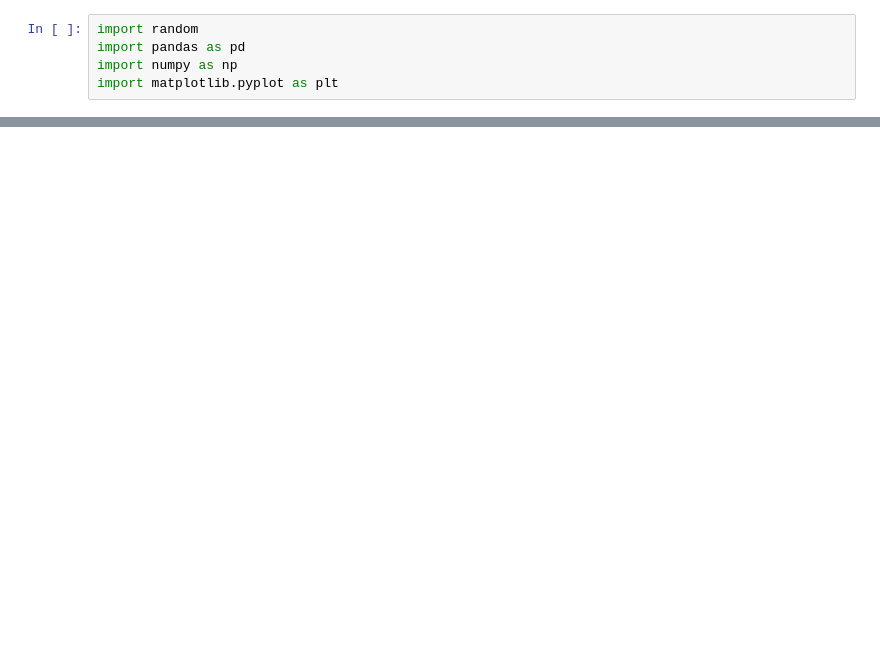
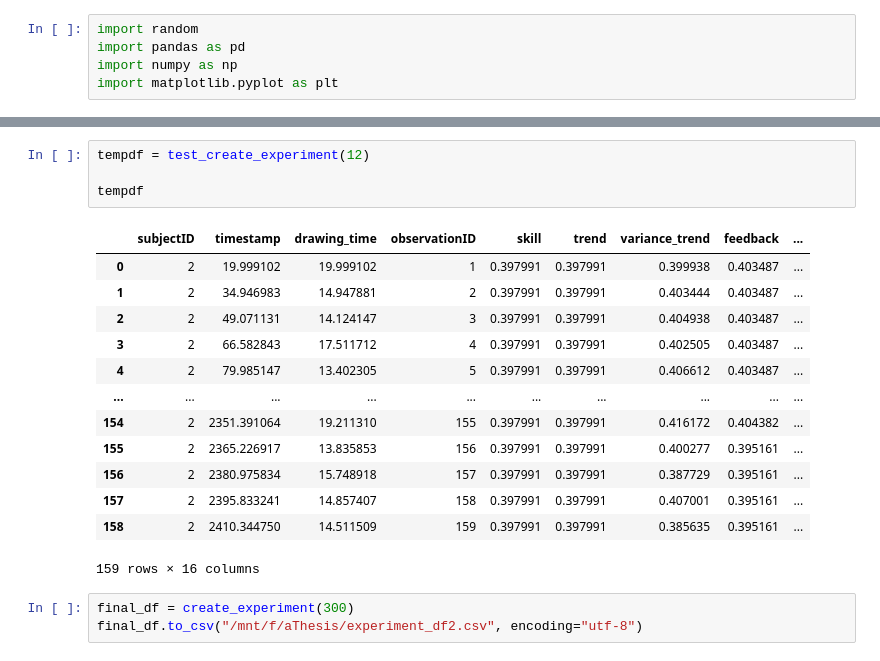
Before and after one commit to AndyOhneHandy/workspace16-m12, a Jupyter notebook: data_gen.ipynb, the cells around one changed output, grey strips where cells are left out. Drawn from its saved outputs; the diff is of its cells as text; blank space fills up the shorter version.

```diff
--- a/data_gen.ipynb
+++ b/data_gen.ipynb
@@ -72,0 +212,21 @@ inc
+# %%
+tempdf = test_create_experiment(12)
+
+tempdf
+# %% [output]
+|  | subjectID | timestamp | drawing_time | observationID | skill | trend | variance_trend | feedback | ... |
+| 0 | 2 | 19.999102 | 19.999102 | 1 | 0.397991 | 0.397991 | 0.399938 | 0.403487 | ... |
+| 1 | 2 | 34.946983 | 14.947881 | 2 | 0.397991 | 0.397991 | 0.403444 | 0.403487 | ... |
+| 2 | 2 | 49.071131 | 14.124147 | 3 | 0.397991 | 0.397991 | 0.404938 | 0.403487 | ... |
+| 3 | 2 | 66.582843 | 17.511712 | 4 | 0.397991 | 0.397991 | 0.402505 | 0.403487 | ... |
+| 4 | 2 | 79.985147 | 13.402305 | 5 | 0.397991 | 0.397991 | 0.406612 | 0.403487 | ... |
+| ... | ... | ... | ... | ... | ... | ... | ... | ... | ... |
+| 154 | 2 | 2351.391064 | 19.211310 | 155 | 0.397991 | 0.397991 | 0.416172 | 0.404382 | ... |
+| 155 | 2 | 2365.226917 | 13.835853 | 156 | 0.397991 | 0.397991 | 0.400277 | 0.395161 | ... |
+| 156 | 2 | 2380.975834 | 15.748918 | 157 | 0.397991 | 0.397991 | 0.387729 | 0.395161 | ... |
+| 157 | 2 | 2395.833241 | 14.857407 | 158 | 0.397991 | 0.397991 | 0.407001 | 0.395161 | ... |
+| 158 | 2 | 2410.344750 | 14.511509 | 159 | 0.397991 | 0.397991 | 0.385635 | 0.395161 | ... |
+159 rows × 16 columns
+# %%
+final_df = create_experiment(300)
+final_df.to_csv("/mnt/f/aThesis/experiment_df2.csv", encoding="utf-8")
```
Also changed, not shown: parts of 8 cells of this notebook.
